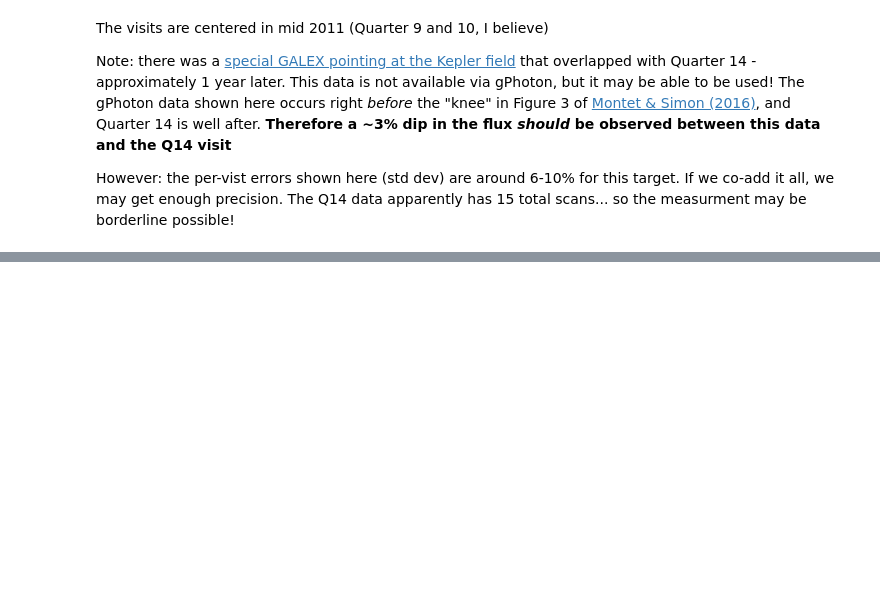
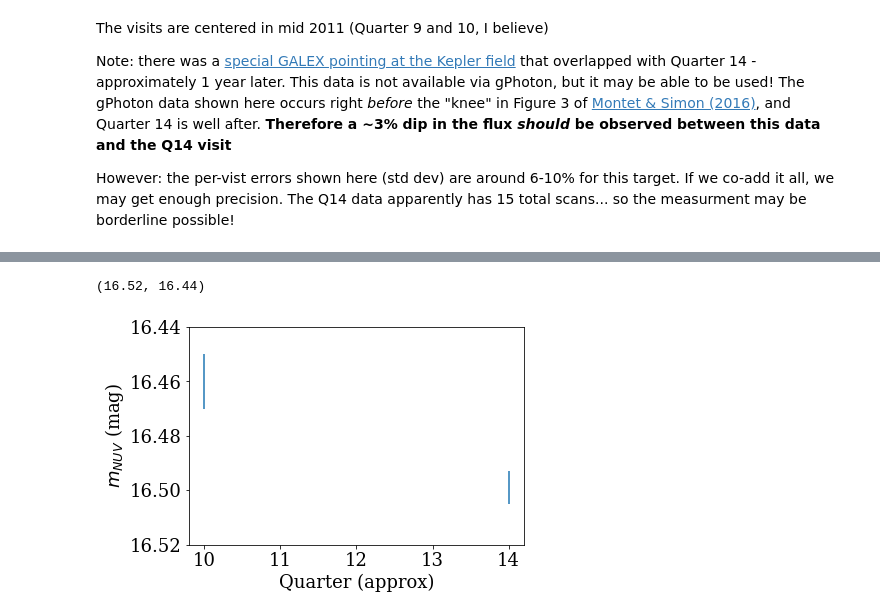
Before and after one commit to jradavenport/GALEX_Boyajian, a Jupyter notebook: explore.ipynb, the cells around one changed output, grey strips where cells are left out. Saved outputs shown, nothing was run; the diff lists cells and outputs as text; code cells hidden in the pictures; blank space fills up the shorter version.

Commit message:
add curious new plot

```diff
--- a/explore.ipynb
+++ b/explore.ipynb
@@ -197,0 +213,8 @@ However: the per-vist errors shown here (std dev) are around 6-10% for this targ
+# %%
+plt.errorbar([10, 14], [16.46, 16.499], yerr=[0.01, 0.006], linestyle='none')
+plt.xlabel('Quarter (approx)')
+plt.ylabel(r'$m_{NUV}$ (mag)')
+plt.ylim(16.52,16.44)
+# %% [output]
+(16.52, 16.44)
+[figure, added]
```
Also changed, not shown: parts of 3 cells of this notebook.
